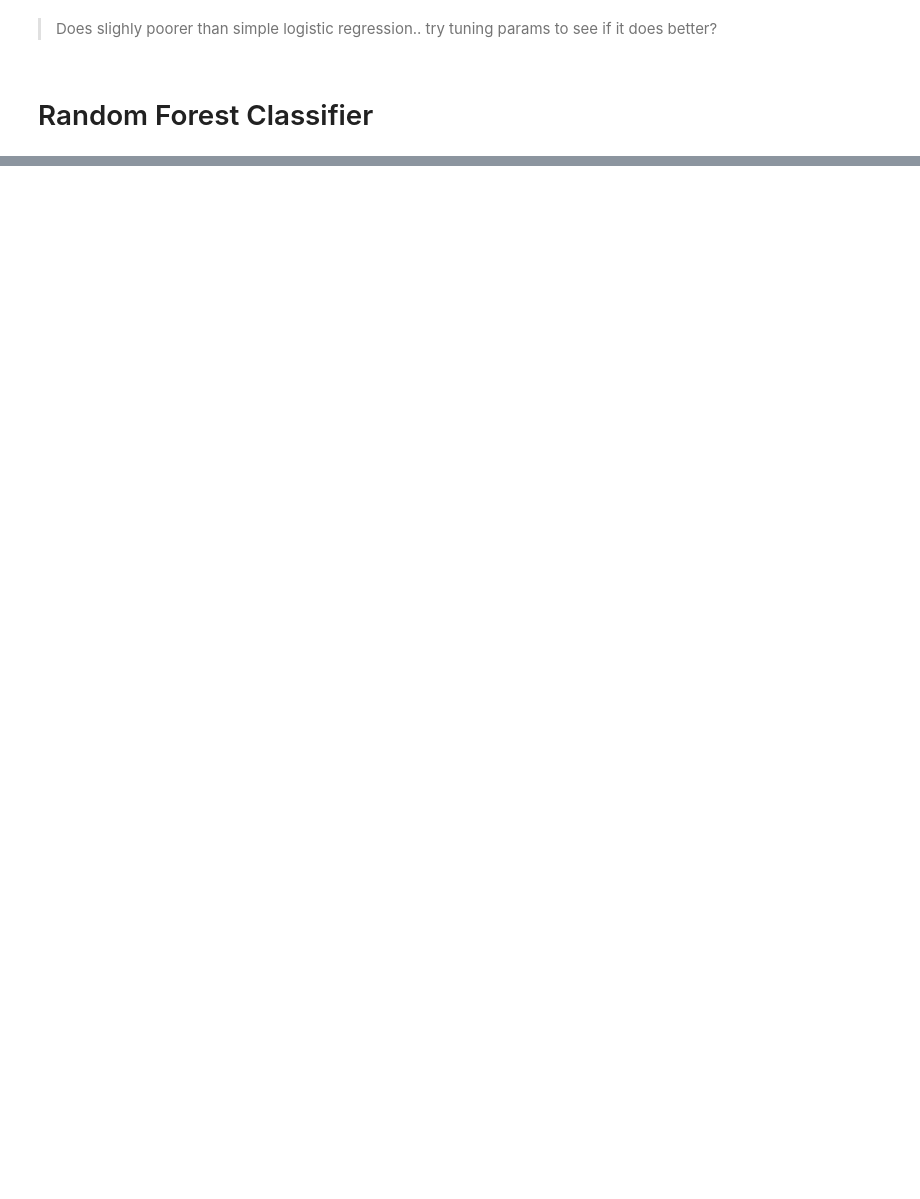
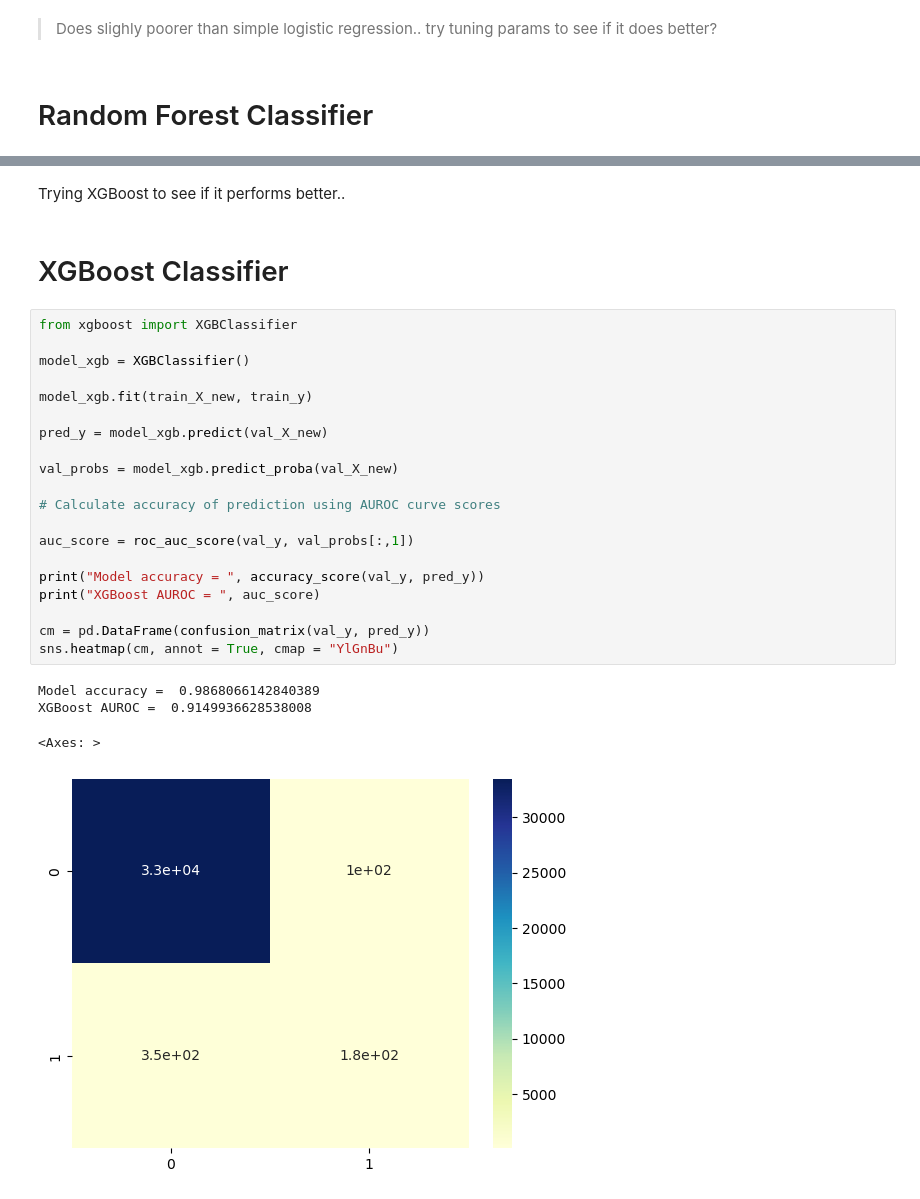
Before and after one commit to sharmilat29/Kaggle-Machine-Failure-Classification-Algorithms, a Jupyter notebook: machine-failure-binary-classification.ipynb, the cells around one changed output, grey strips where cells are left out. Cells and saved outputs as stored; diff of their text form; blank space fills up the shorter version.

```diff
--- a/machine-failure-binary-classification.ipynb
+++ b/machine-failure-binary-classification.ipynb
@@ -342,0 +339,29 @@ submission.head()
+# %% [markdown]
+Trying XGBoost to see if it performs better..
+# %% [markdown]
+# XGBoost Classifier
+# %%
+from xgboost import XGBClassifier
+
+model_xgb = XGBClassifier()
+
+model_xgb.fit(train_X_new, train_y)
+
+pred_y = model_xgb.predict(val_X_new)
+
+val_probs = model_xgb.predict_proba(val_X_new)
+
+# Calculate accuracy of prediction using AUROC curve scores
+
+auc_score = roc_auc_score(val_y, val_probs[:,1])
+
+print("Model accuracy = ", accuracy_score(val_y, pred_y))
+print("XGBoost AUROC = ", auc_score)
+
+cm = pd.DataFrame(confusion_matrix(val_y, pred_y))
+sns.heatmap(cm, annot = True, cmap = "YlGnBu")
+# %% [output]
+Model accuracy =  0.9868066142840389
+XGBoost AUROC =  0.9149936628538008
+<Axes: >
+[figure, added]
```
Also changed, not shown: parts of 11 cells of this notebook.
